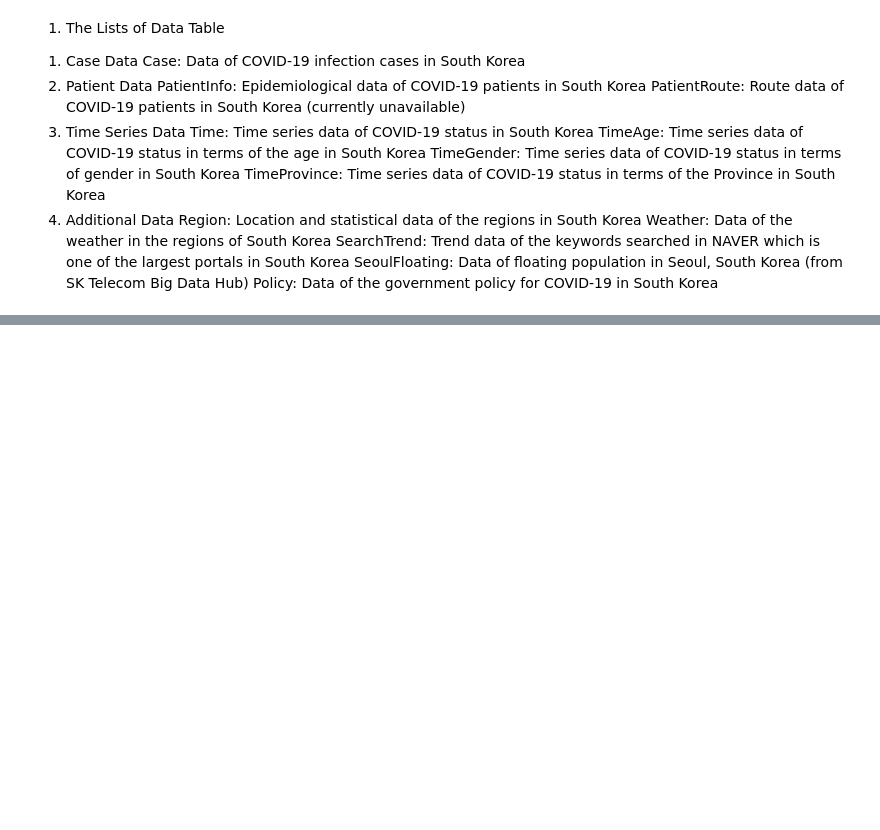
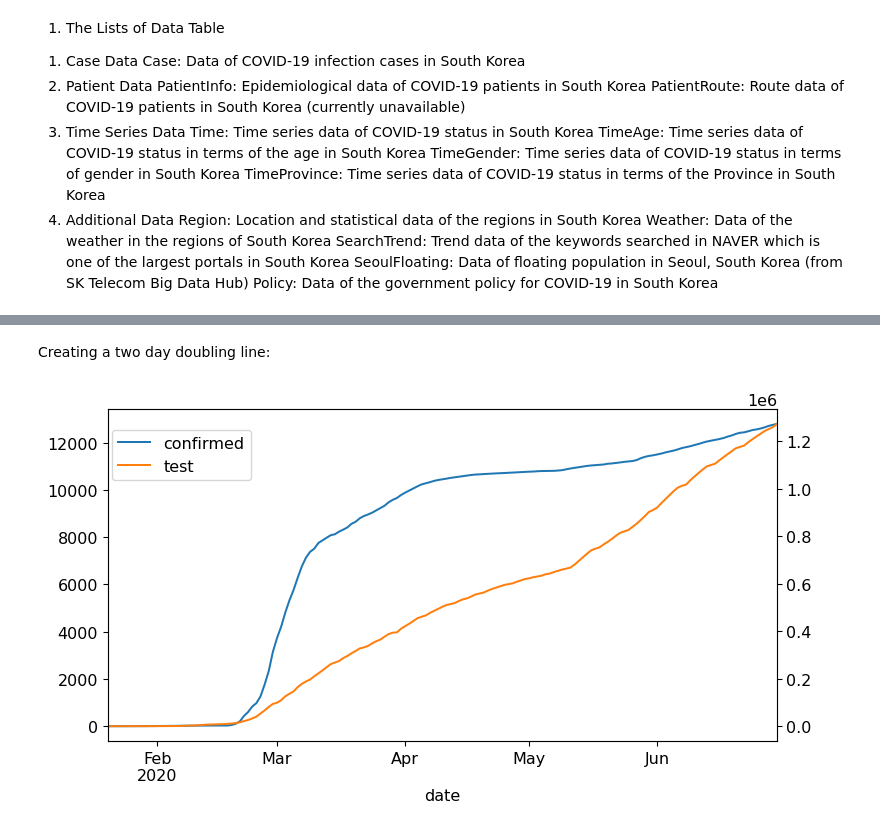
Before and after one commit to gediminas-skvarnavicius/s-korea-covid-19-analysis, a Jupyter notebook: analysis.ipynb, the cells around one changed output, grey strips where cells are left out. Saved outputs shown, nothing was run; the diff lists cells and outputs as text; code cells hidden in the pictures; blank space fills up the shorter version.

Commit message:
time trend plot started

```diff
--- a/analysis.ipynb
+++ b/analysis.ipynb
@@ -4,3 +22,9 @@ import pandas as pd
+# %%
+pd.set_option("display.float_format", "{:.3g}".format)
+base_fig_wid = 9  # base width of a figure
+base_font_size = 12  # base size of a font
+dpi = 96
+plt.rcParams["font.size"] = base_font_size
 # %% [markdown]
 Putting the data from separate in .csv files into a dictionary of pandas dataframes
 # %%
@@ -31,4 +59,6 @@ Policy: Data of the government policy for COVID-19 in South Korea
 # %%
-# data['Time'].plot(data['Time'].index.values, 'confirmed')
-data['Time'].plot('date')
+
+data['Time']['date'] = pd.to_datetime(data['Time']['date'])
+data['Time'].set_index('date',inplace=True)
+data['Time']
 # %% [output]
@@ -36,0 +81,2 @@ data['Time'].plot('date')
+# %%
+data['Time']['new_cases'] = data['Time']['confirmed'] - data['Time']['confirmed'].shift(1)
@@ -36,0 +100,2 @@ data['Time'].plot('date')
+# %% [markdown]
+Creating a two day doubling line:
@@ -36,0 +116,25 @@ data['Time'].plot('date')
+# %%
+# | label: fig-time-total
+# | fig-cap: "Time series of total cases"
+fig_time_total, ax_time_total_conf = plt.subplots(
+    figsize=(base_fig_wid, base_fig_wid / 2), dpi=96
+)
+ax_time_total_tests = ax_time_total_conf.twinx()
+# plots
+data["Time"].plot(
+    y=["confirmed", "test"],
+    ax=[ax_time_total_conf, ax_time_total_tests],
+    subplots=True,
+    legend=False
+)
+# Axes
+ax_time_total_conf.xaxis.set_major_locator(mdates.MonthLocator())
+ax_time_total_conf.minorticks_off()
+
+
+# data["Time"].plot(x="date", y="test",ax=ax_time_total_tests)
+fig_time_total.legend(bbox_to_anchor=(0.3,0.85))
+
+plt.show()
+# %% [output]
+[figure, added]
```
Also changed, not shown: parts of 14 cells of this notebook, 27 other files.
